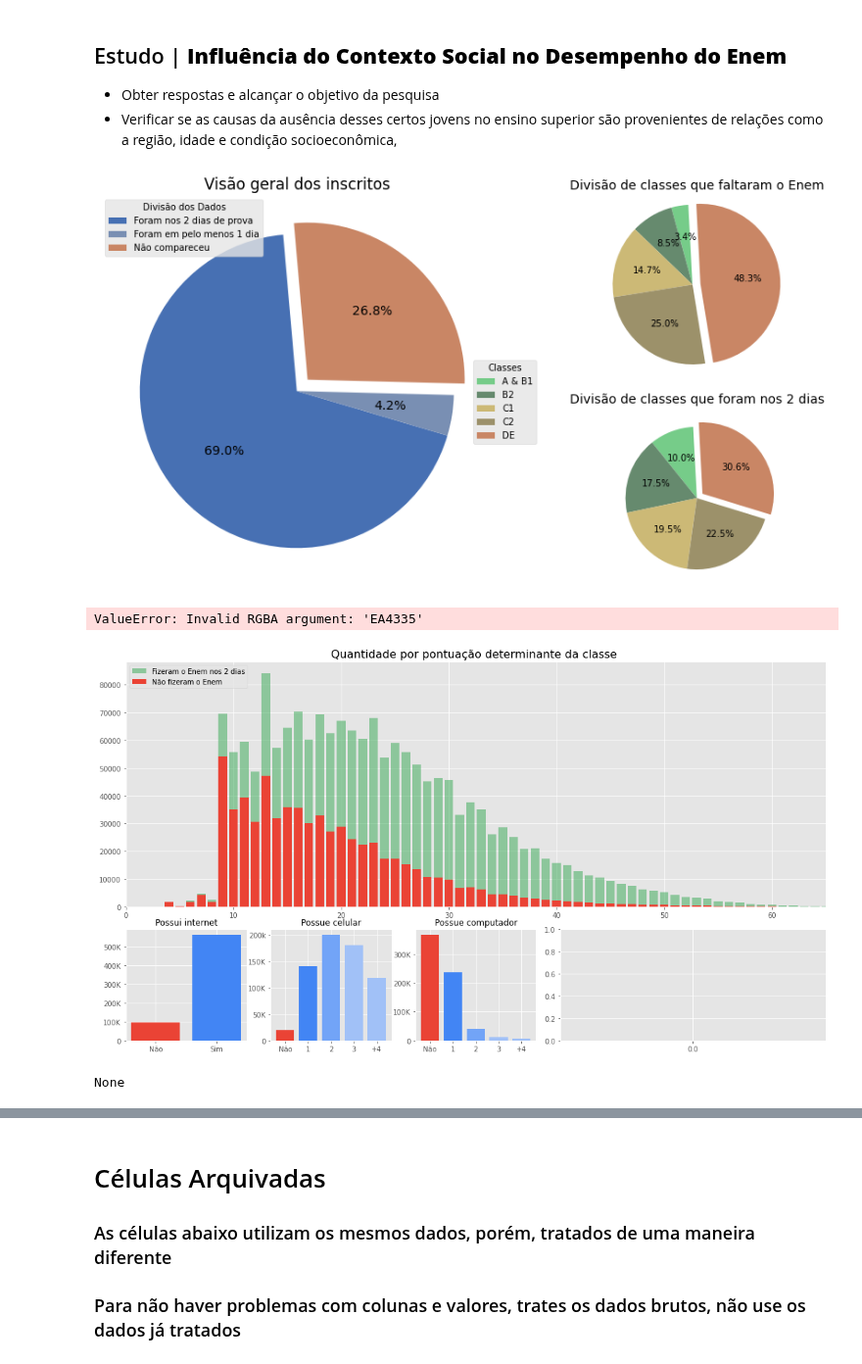
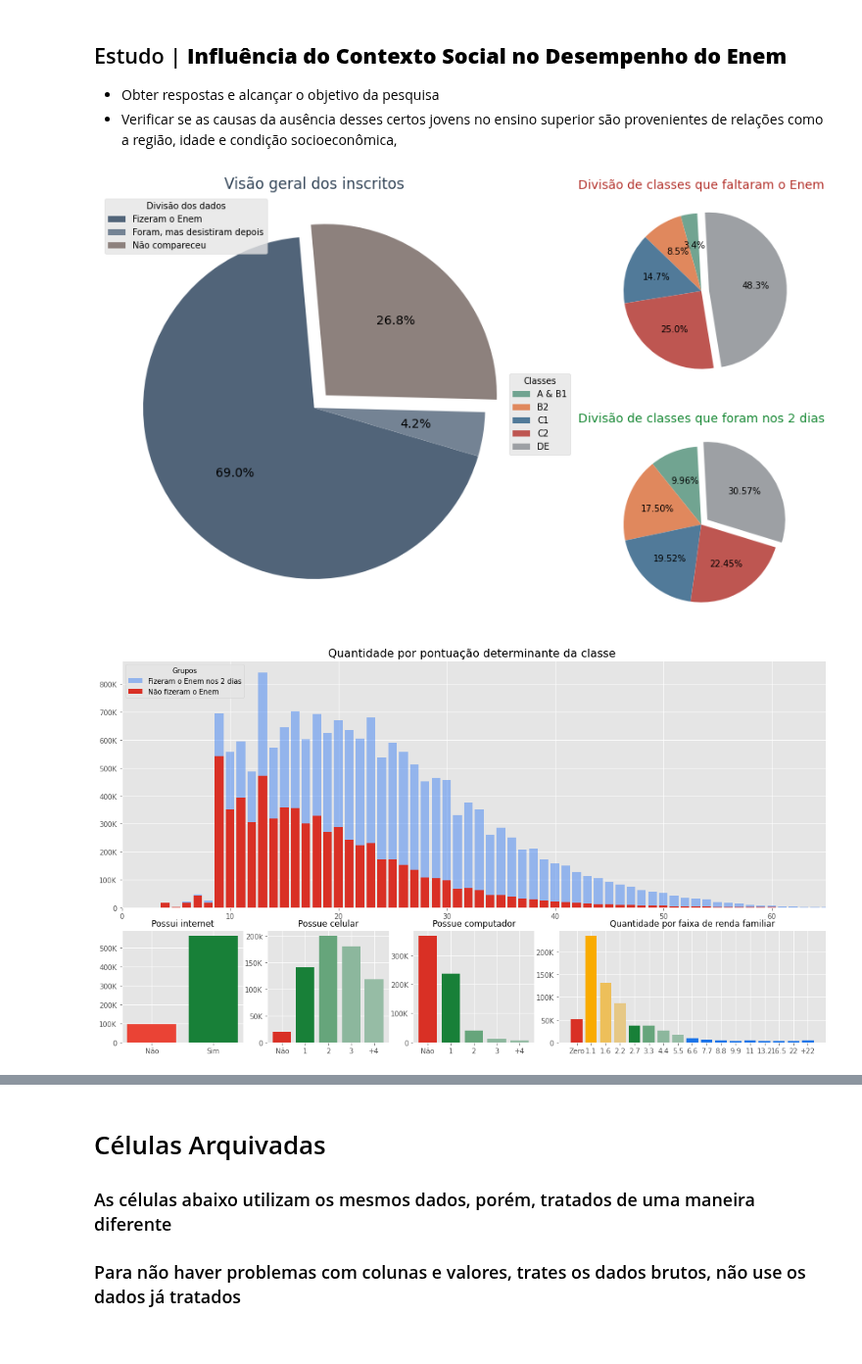
Before and after one commit to gabrielluizone/DS-Integrador-One, a Jupyter notebook: integrador-one.ipynb, the cells around one changed output, grey strips where cells are left out. Shown at 98% size. Saved outputs shown, nothing was run; the diff lists cells and outputs as text; code cells hidden in the pictures.

Commit message:
Kaggle Notebook | Integrador One | Version 56

```diff
--- a/integrador-one.ipynb
+++ b/integrador-one.ipynb
@@ -777,14 +777,14 @@ df.columns = ['INSCRITO', 'ANO', 'FAIXA_ETARIA', 'GENERO', 'ESTADO_CIVIL', 'COR_
               'NOTA_COMP2', 'NOTA_COMP3', 'NOTA_COMP4', 'NOTA_COMP5', 'NOTA_REDAC', 'FORMACAO_PAI_RPSV', 'FORMACAO_MAE_RPSV',
               'GRUPO_PAI_RPSV', 'GRUPO_MAE_RPSV', 'QUANT_MORAM', 'RENDA_FAMIL', 'EMPR_DOMESTICA', 'BANHEIRO', 'QUARTOS', 'CARRO',
               'MOTO', 'GELADEIRA', 'FREZZER', 'LAVADORA', 'SECADORA', 'MICROONDAS', 'LAVA_PRATOS', 'ASPIRADOR', 'TV', 'DVD',
-              'ASSIN_TV', 'CELULAR', 'TEL_FIXO', 'COMPUTADOR', 'INTERNET', 'PONTOS', 'CLASSE', 'LAT', 'LON']
+              'ASSIN_TV', 'CELULAR', 'TEL_FIXO', 'COMPUTADOR', 'INTERNET', 'PONTOS', 'CLASSE']
 
 # Exportação do conjunto de dados contendo todas as colunas, somente renomeadas
 df.to_csv('DadosTratados.csv', sep=';', encoding='latin-1')
 
 # Seleção de colunas uteis para a análise
 ds = df[['INSCRITO', 'PONTOS', 'CLASSE', 'FAIXA_ETARIA', 'GENERO', 'ESTADO_CIVIL', 'COR_RACA', 'SIT_CONCLUCAO_EM', 'ANO_CONCLUIU_EM',
-         'TIPO_ESC', 'TIPO_ENSINO', 'NOME_MUNICIPIO_ESC', 'UF_ESC', 'LAT', 'LON', 'DEPENDENCIA_ADM_ESC', 'LOCALIZACAO_ESC',
+         'TIPO_ESC', 'TIPO_ENSINO', 'NOME_MUNICIPIO_ESC', 'UF_ESC', 'DEPENDENCIA_ADM_ESC', 'LOCALIZACAO_ESC',
          'SIT_FUNC_ESC', 'NOME_MUNICIPIO_PV', 'SIGLA_UF_PV', 'NOTA_REDAC', 'STATUS_REDACAO', 'NOTA_LINGUAGENS', 'NOTA_HUMANAS',
          'NOTA_MATEMATICA', 'NOTA_NATUREZA', 'FORMACAO_PAI_RPSV', 'FORMACAO_MAE_RPSV', 'GRUPO_PAI_RPSV', 'GRUPO_MAE_RPSV', 'QUANT_MORAM',
          'RENDA_FAMIL', 'EMPR_DOMESTICA', 'BANHEIRO', 'QUARTOS', 'CARRO', 'MOTO', 'GELADEIRA', 'FREZZER','LAVADORA','SECADORA'
@@ -818,43 +818,43 @@ ft.columns = ['CLASSE', 'QUANT', 'COMPARA_TODO']
 ft
 # %%
 # Criação da figura, cores e definição da sua grade do layout
-fig = plt.figure(figsize=(15,8))
+fig = plt.figure(figsize=(15,9))
 specs = gridspec.GridSpec( nrows=2, ncols=3, figure=fig)
-colors = ['#4770b3','#798fb3','#c98665']
+colors = ['#516479','#748394','#8D817D']
 
 ax1 = fig.add_subplot( specs[ : , 0:2 ] )
 ax2 = fig.add_subplot( specs[ 0 , 2 ] )
 ax3 = fig.add_subplot( specs[ 1 , 2 ] )
 
 # Criação das variaveis contendo os respectivos dados para a visualização e a criação da figura e sua localização de grade
 faltou_tudo = df.loc[ (df["NOTA_LINGUAGENS"].isna()) & (df["NOTA_HUMANAS"].isna()) & (df["NOTA_MATEMATICA"].isna()) & (df["NOTA_NATUREZA"].isna()), ["NOTA_LINGUAGENS", "NOTA_HUMANAS", "NOTA_MATEMATICA", "NOTA_NATUREZA"] ].shape[0]
 faltou_parcial = df.dropna(how="all", subset=["NOTA_LINGUAGENS", "NOTA_HUMANAS", "NOTA_MATEMATICA", "NOTA_NATUREZA"]).shape[0] - df.dropna(how="any", subset=["NOTA_LINGUAGENS", "NOTA_HUMANAS", "NOTA_MATEMATICA", "NOTA_NATUREZA"]).shape[0]
 completou = df.dropna(how="any", subset=["NOTA_LINGUAGENS", "NOTA_HUMANAS", "NOTA_MATEMATICA", "NOTA_NATUREZA"]).shape[0]
 
 ax1.pie([completou, faltou_parcial, faltou_tudo], startangle=95, explode=[0, 0, 0.1], autopct='%.1f%%', colors=colors, textprops={'fontsize': 14});
-ax1.legend(['Foram nos 2 dias de prova', 'Foram em pelo menos 1 dia', 'Não compareceu'], title = 'Divisão dos Dados')
-ax1.set_title('Visão geral dos inscritos', fontdict={'fontsize': 17})
+ax1.legend(['Fizeram o Enem', 'Foram, mas desistiram depois', 'Não compareceu'], title = 'Divisão dos dados')
+ax1.set_title('Visão geral dos inscritos', fontdict={'fontsize': 17}, color='#324457')
 
 q2 = df.loc[ (df["NOTA_LINGUAGENS"].isna()) & (df["NOTA_HUMANAS"].isna()) & (df["NOTA_MATEMATICA"].isna()) & (df["NOTA_NATUREZA"].isna()), ['INSCRITO', 'CLASSE'] ].groupby('CLASSE').count().reset_index()
 q2.loc[ 0 , 'INSCRITO'] = q2.loc[0,'INSCRITO'] + q2.loc[1,'INSCRITO']
 q2.loc[ 0 , 'CLASSE'] = 'A & B1'
 q2 = q2.drop(axis=1, index=1)
-ax2.pie(q2['INSCRITO'], startangle=93, autopct='%.1f%%', explode=[0,0,0,0,0.1], colors=['#76cc89', '#668a6e', '#ccb976', '#9c916a', '#c98665']); #, pctdistance=0.85
-ax2.legend(['A & B1', 'B2', 'C1', 'C2', 'DE'], bbox_to_anchor=(-0.2,0.1), title = 'Classes')
-ax2.set_title('Divisão de classes que faltaram o Enem', fontdict={'fontsize': 14});
-ax2.axis('equal')
+ax2.pie(q2['INSCRITO'], startangle=93, autopct='%.1f%%', explode=[0,0,0,0,0.1], colors=['#71A491', '#E0885D', '#517A99', '#BE5651', '#9DA0A4']); #, pctdistance=0.85
+ax2.legend(['A & B1', 'B2', 'C1', 'C2', 'DE'], bbox_to_anchor=(-0.15,0.1), title = 'Classes')
+ax2.set_title('Divisão de classes que faltaram o Enem', fontdict={'fontsize': 14}, color='#B4322C');
+#ax2.axis('equal')
 
 q3 = df.loc[ (df["NOTA_LINGUAGENS"].notna()) & (df["NOTA_HUMANAS"].notna()) & (df["NOTA_MATEMATICA"].notna()) & (df["NOTA_NATUREZA"].notna()), ['INSCRITO', 'CLASSE'] ].groupby('CLASSE').count().reset_index()
 q3.loc[ 0 , 'INSCRITO'] = q3.loc[0,'INSCRITO'] + q3.loc[1,'INSCRITO']
 q3.loc[ 0 , 'CLASSE'] = 'A & B1'
 q3 = q3.drop(axis=1, index=1)
-ax3.pie(q3['INSCRITO'], startangle=93, autopct='%.1f%%', explode=[0,0,0,0,0.1], colors=['#76cc89', '#668a6e', '#ccb976', '#9c916a', '#c98665']);
-ax3.set_title('Divisão de classes que foram nos 2 dias', fontdict={'fontsize': 14});
+ax3.pie(q3['INSCRITO'], startangle=93, autopct='%.2f%%', explode=[0,0,0,0,0.1], colors=['#71A491', '#E0885D', '#517A99', '#BE5651', '#9DA0A4']);
+ax3.set_title('Divisão de classes que foram nos 2 dias', fontdict={'fontsize': 14}, color='#188935');
 
-# Salvamento da figura em 8K, literalmente
-fig.savefig('integrador01.png', format='png', dpi=500)
+# Salvamento da figura em 4K, literalmente
+fig.savefig('integrador01.png', format='png', dpi=250)
 # %% [output]
-[figure, old version]
+[figure, new version]
 # %%
 fig = plt.figure(figsize=(18,10))
 specs = gridspec.GridSpec( nrows=3, ncols=5, figure=fig)
@@ -873,41 +873,36 @@ fo = df.loc[ (df["NOTA_LINGUAGENS"].notna()) & (df["NOTA_HUMANAS"].notna()) & (d
 
 ft_ponts = ft[['INSCRITO', 'PONTOS']].groupby('PONTOS').count().reset_index()
 fo_ponts = fo[['INSCRITO', 'PONTOS']].groupby('PONTOS').count().reset_index()
-ax1.bar( fo_ponts['PONTOS'], fo_ponts['INSCRITO'], alpha=0.5, color='#34A853' )
-ax1.bar( ft_ponts['PONTOS'], ft_ponts['INSCRITO'], color='#EA4335' )
+ax1.bar( fo_ponts['PONTOS'], fo_ponts['INSCRITO'], alpha=0.5, color='#4285F4' )
+ax1.bar( ft_ponts['PONTOS'], ft_ponts['INSCRITO'], color='#D93025' )
 ax1.set_title('Quantidade por pontuação determinante da classe ', fontdict={'fontsize': 16});
-ax1.legend(['Fizeram o Enem nos 2 dias', 'Não fizeram o Enem'], loc='upper left')
+ax1.legend(['Fizeram o Enem nos 2 dias', 'Não fizeram o Enem'], loc='upper left', title = 'Grupos')
+ax1.set_yticklabels(['0', '100K', '200K', '300K', '400K', '500K', '600K', '700K', '800K']);
 ax1.set_xlim(0,65)
 
 ft_int = ft[['INSCRITO', 'INTERNET']].groupby('INTERNET').count().reset_index()
-ax2.bar( ['Não', 'Sim'], ft_int['INSCRITO'], color=['#EA4335', '#4285F4'] )
+ax2.bar( ['Não', 'Sim'], ft_int['INSCRITO'], color=['#EA4335', '#188038'] )
 ax2.set_title('Possui internet', fontdict={'fontsize': 12});
 ax2.set_yticklabels(['0', '100K', '200K', '300K', '400K', '500K']);
 
 ft_cel = ft[['INSCRITO', 'CELULAR']].groupby('CELULAR').count().reset_index()
-ax3.bar( ['Não', '1', '2', '3', '+4'], ft_cel['INSCRITO'], color=['#EA4335', '#4285F4', '#72a4f7', '#a1c1f7', '#a1c1f7'] )
+ax3.bar( ['Não', '1', '2', '3', '+4'], ft_cel['INSCRITO'], color=['#D93025', '#188038', '#66A57B', '#8CB79D', '#96BCA5'] )
 ax3.set_title('Possue celular', fontdict={'fontsize': 12});
 ax3.set_yticklabels(['0', '50K', '100K', '150K', '200k']);
 
 ft_pc = ft[['INSCRITO', 'COMPUTADOR']].groupby('COMPUTADOR').count().reset_index()
-ax4.bar( ['Não', '1', '2', '3', '+4'], ft_pc['INSCRITO'], color=['#EA4335', '#4285F4', '#72a4f7', '#a1c1f7', '#a1c1f7'] )
+ax4.bar( ['Não', '1', '2', '3', '+4'], ft_pc['INSCRITO'], color=['#D93025', '#188038', '#66A57B', '#8CB79D', '#96BCA5'] )
 ax4.set_title('Possue computador', fontdict={'fontsize': 12});
 ax4.set_yticklabels(['0', '100K', '200K', '300K']);
 
 # rd representa renda
 ft_rd = ft[['INSCRITO', 'RENDA_FAMIL']].groupby('RENDA_FAMIL').count().reset_index()
 ft_rd['RENDA_FAMIL'] = ft_rd['RENDA_FAMIL'].apply( lambda x: str(x))
-ax5.bar( ft_rd['RENDA_FAMIL'], ft_rd['INSCRITO'], color=['EA4335', 'FBBC05', '#ffcf45', '#f5d26c', '34A853', '#53c972', '34A853', '#53c972', '34A853', '#53c972', '34A853', '34A853', '#53c972', '34A853', '34A853', '#53c972', '#53c972', '34A853', '#53c972'] )
+ax5.bar( ft_rd['RENDA_FAMIL'], ft_rd['INSCRITO'], color=['#D93025', '#F9AB00', '#EDBF5A', '#E6C886', '#188038', '#66A57B', '#8CB79D', '#96BCA5', '#1A73E8', '#1A73E8', '#1A73E8', '#1A73E8', '#1A73E8', '#1A73E8', '#1A73E8', '#1A73E8', '#1A73E8'] )
 ax5.set_title('Quantidade por faixa de renda familiar', fontdict={'fontsize': 12});
 ax5.set_xticklabels(['Zero', '1.1', '1.6', '2.2', '2.7', '3.3', '4.4', '5.5', '6.6', '7.7', '8.8', '9.9', '11', '13.2', '16.5', '22', '+22']);
 ax5.set_yticklabels(['0', '50K', '100K', '150K', '200K']);
-fig.savefig('integrador02.png', format='png', dpi=500)
+fig.savefig('integrador02.png', format='png', dpi=250)
 # %% [output]
-ValueError: Invalid RGBA argument: 'EA4335'
-[figure, old version]
+[figure, new version]
-# %%
-a = B
-print(a)
-# %% [output]
-None
 # %%
```
Also changed, not shown: parts of 3 cells of this notebook.
